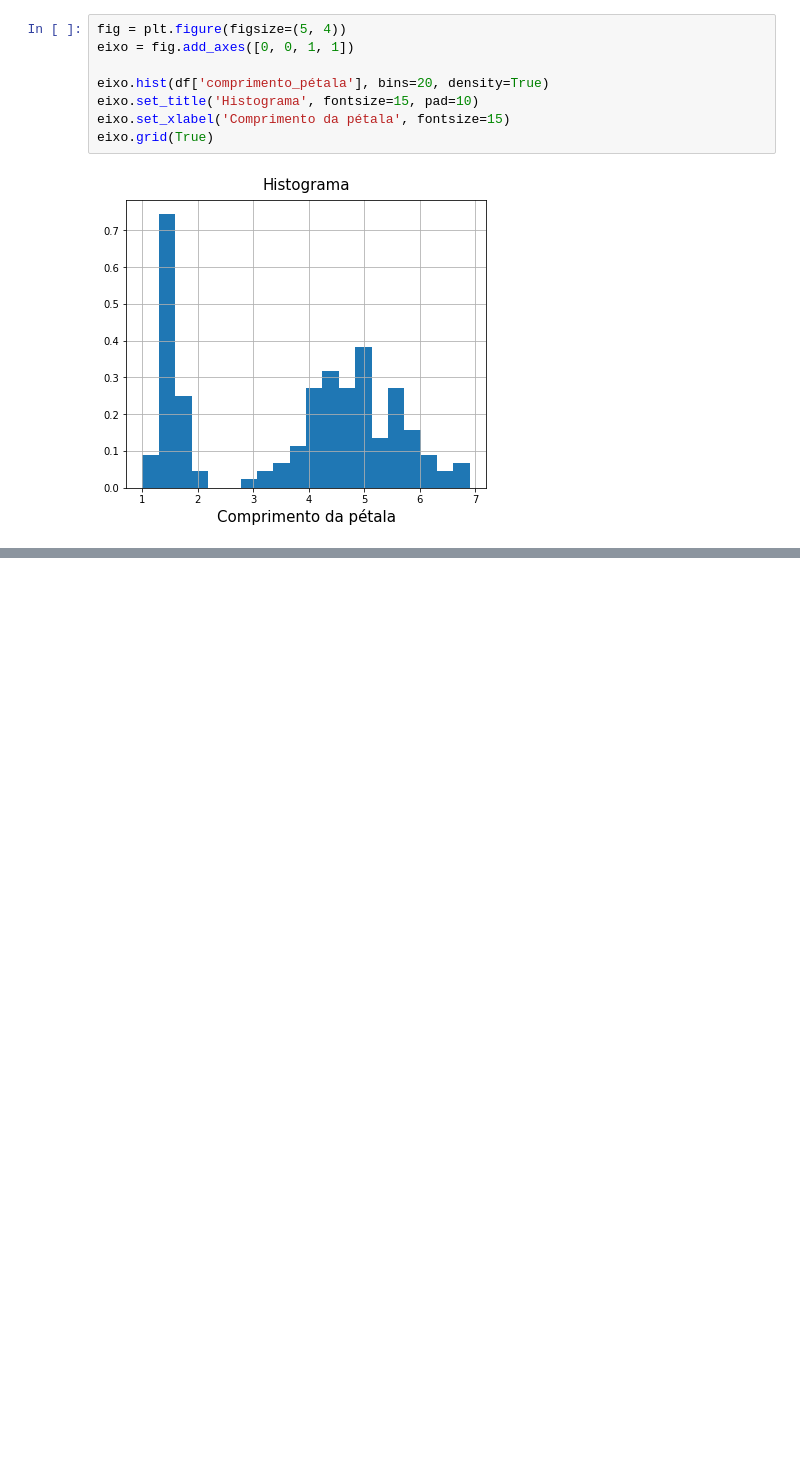
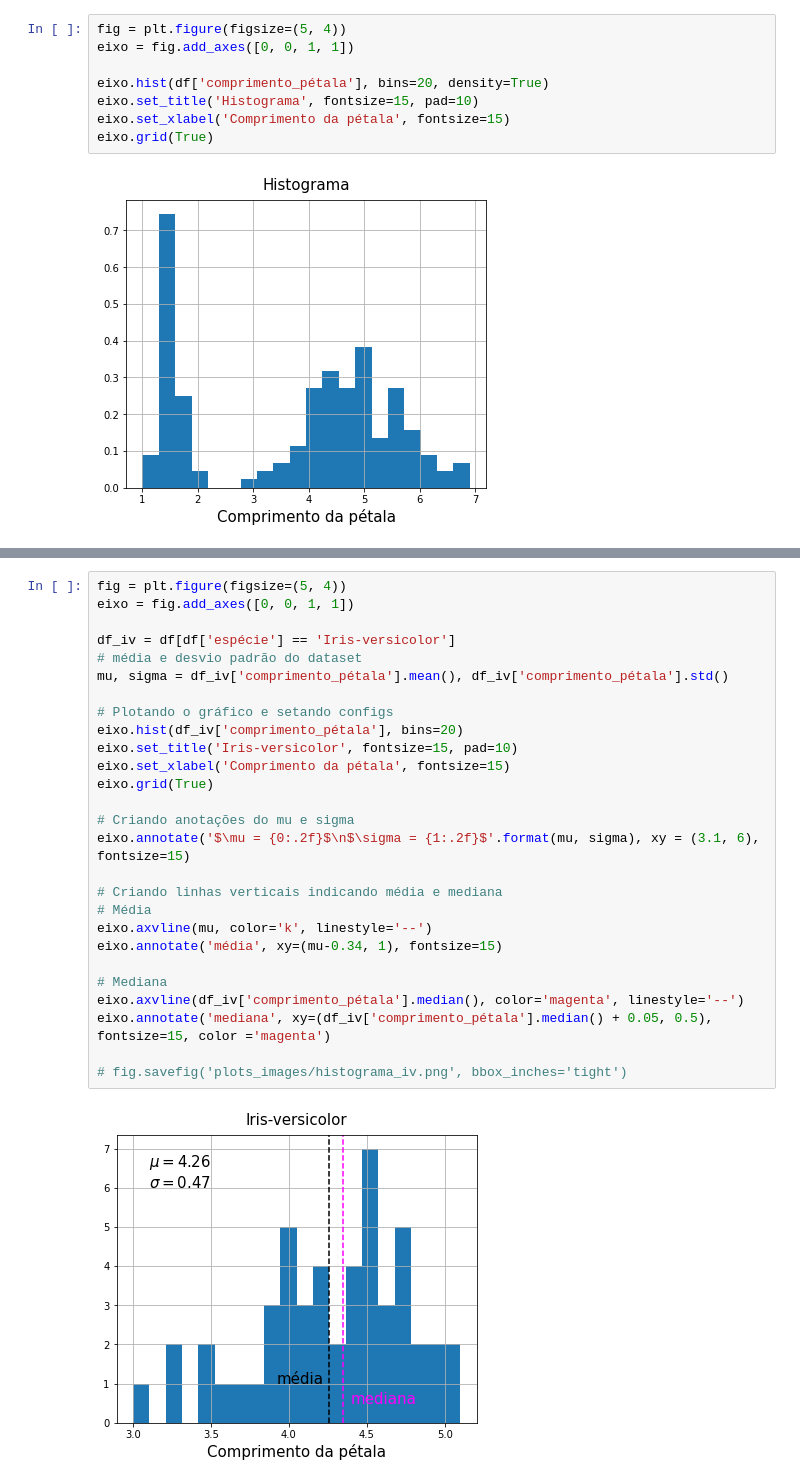
Before and after one commit to Lyarkh/Visualizacao_Dados_com_Python, a Jupyter notebook: Visualização_matplotlib/Visualizacoes_matplotlib.ipynb, the cells around one changed output, grey strips where cells are left out. Saved outputs shown, nothing was run; the diff lists cells and outputs as text; blank space fills up the shorter version.

```diff
--- a/Visualização_matplotlib/Visualizacoes_matplotlib.ipynb
+++ b/Visualização_matplotlib/Visualizacoes_matplotlib.ipynb
@@ -746,0 +791,29 @@ eixo.grid(True)
+# %%
+fig = plt.figure(figsize=(5, 4))
+eixo = fig.add_axes([0, 0, 1, 1])
+
+df_iv = df[df['espécie'] == 'Iris-versicolor']
+# média e desvio padrão do dataset
+mu, sigma = df_iv['comprimento_pétala'].mean(), df_iv['comprimento_pétala'].std()
+
+# Plotando o gráfico e setando configs
+eixo.hist(df_iv['comprimento_pétala'], bins=20)
+eixo.set_title('Iris-versicolor', fontsize=15, pad=10)
+eixo.set_xlabel('Comprimento da pétala', fontsize=15)
+eixo.grid(True)
+
+# Criando anotações do mu e sigma
+eixo.annotate('$\mu = {0:.2f}$\n$\sigma = {1:.2f}$'.format(mu, sigma), xy = (3.1, 6), fontsize=15)
+
+# Criando linhas verticais indicando média e mediana
+# Média
+eixo.axvline(mu, color='k', linestyle='--')
+eixo.annotate('média', xy=(mu-0.34, 1), fontsize=15)
+
+# Mediana
+eixo.axvline(df_iv['comprimento_pétala'].median(), color='magenta', linestyle='--')
+eixo.annotate('mediana', xy=(df_iv['comprimento_pétala'].median() + 0.05, 0.5), fontsize=15, color ='magenta')
+
+# fig.savefig('plots_images/histograma_iv.png', bbox_inches='tight')
+# %% [output]
+[figure, added]
```
Also changed, not shown: parts of 5 cells of this notebook.
